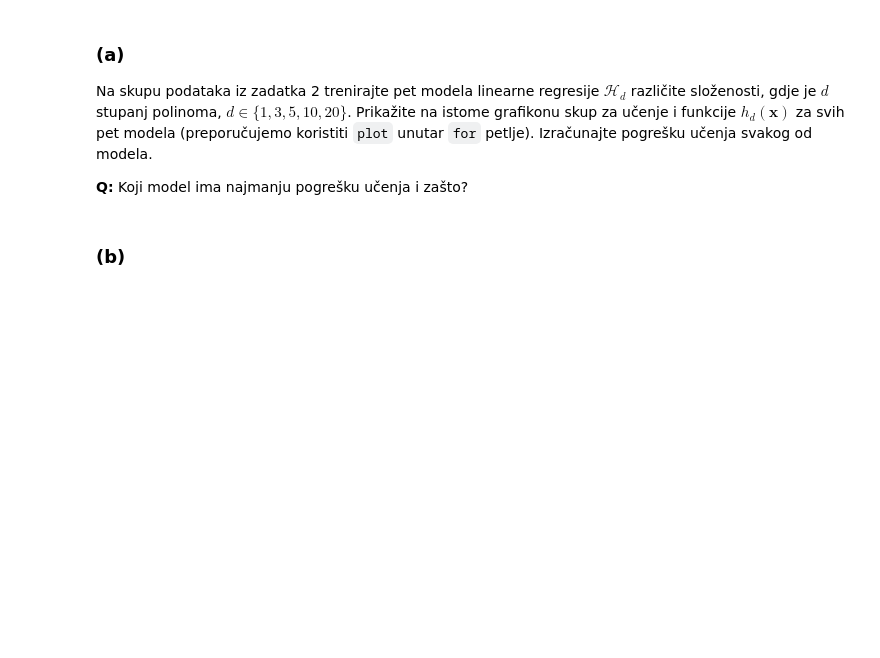
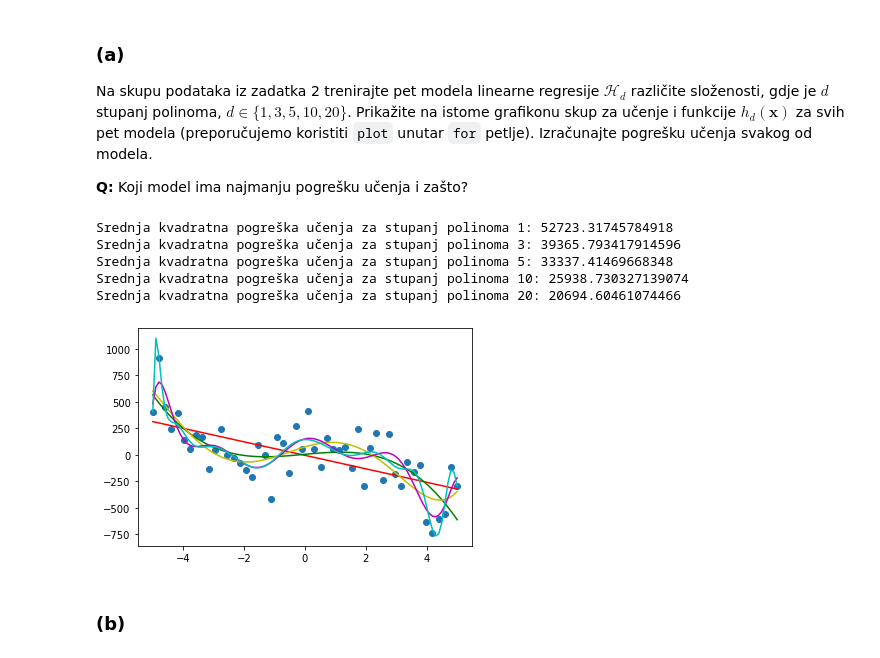
Before and after one commit to tomislavbjelcic/fer-tomislav, a Jupyter notebook: semestar_7/strojno/lab/SU1-2021-03-04-Regresija.ipynb, the cells around one changed output. Saved outputs shown, nothing was run; the diff lists cells and outputs as text; code cells hidden in the pictures; blank space fills up the shorter version.

```diff
--- a/semestar_7/strojno/lab/SU1-2021-03-04-Regresija.ipynb
+++ b/semestar_7/strojno/lab/SU1-2021-03-04-Regresija.ipynb
@@ -206,3 +222,29 @@ Na skupu podataka iz zadatka 2 trenirajte pet modela linearne regresije $\mathca
+# %%
+# Vaš kôd ovdje
+
+d_list = [1, 3, 5, 10, 20]
+colors = ['r', 'g', 'y', 'm', 'c']
+plt.scatter(D_unlabeled, y_gen)
+for d, color in zip(d_list, colors):
+    x_h = PolynomialFeatures(degree=d, include_bias=False).fit_transform(x1_h)
+    poly_feat = PolynomialFeatures(degree=d, include_bias=False)
+    X_poly = poly_feat.fit_transform(D_unlabeled)
+    poly_reg = LinearRegression()
+
+    poly_reg.fit(X_poly, y_gen)
+    y_pred = h(X_poly, poly_reg)
+    mse = mean_squared_error(y_gen, y_pred)
+    print("Srednja kvadratna pogreška učenja za stupanj polinoma {}: {}".format(d, mse))
+
+    y_h = h(x_h, poly_reg)
+    plt.plot(x1_h_flattened, y_h, c=color)
+# %% [output]
+Srednja kvadratna pogreška učenja za stupanj polinoma 1: 52723.31745784918
+Srednja kvadratna pogreška učenja za stupanj polinoma 3: 39365.793417914596
+Srednja kvadratna pogreška učenja za stupanj polinoma 5: 33337.41469668348
+Srednja kvadratna pogreška učenja za stupanj polinoma 10: 25938.730327139074
+Srednja kvadratna pogreška učenja za stupanj polinoma 20: 20694.60461074466
+[figure, added]
 # %% [markdown]
 ### (b)
 # %% [markdown]
```
Also changed, not shown: parts of 12 cells of this notebook, 1 other file.
